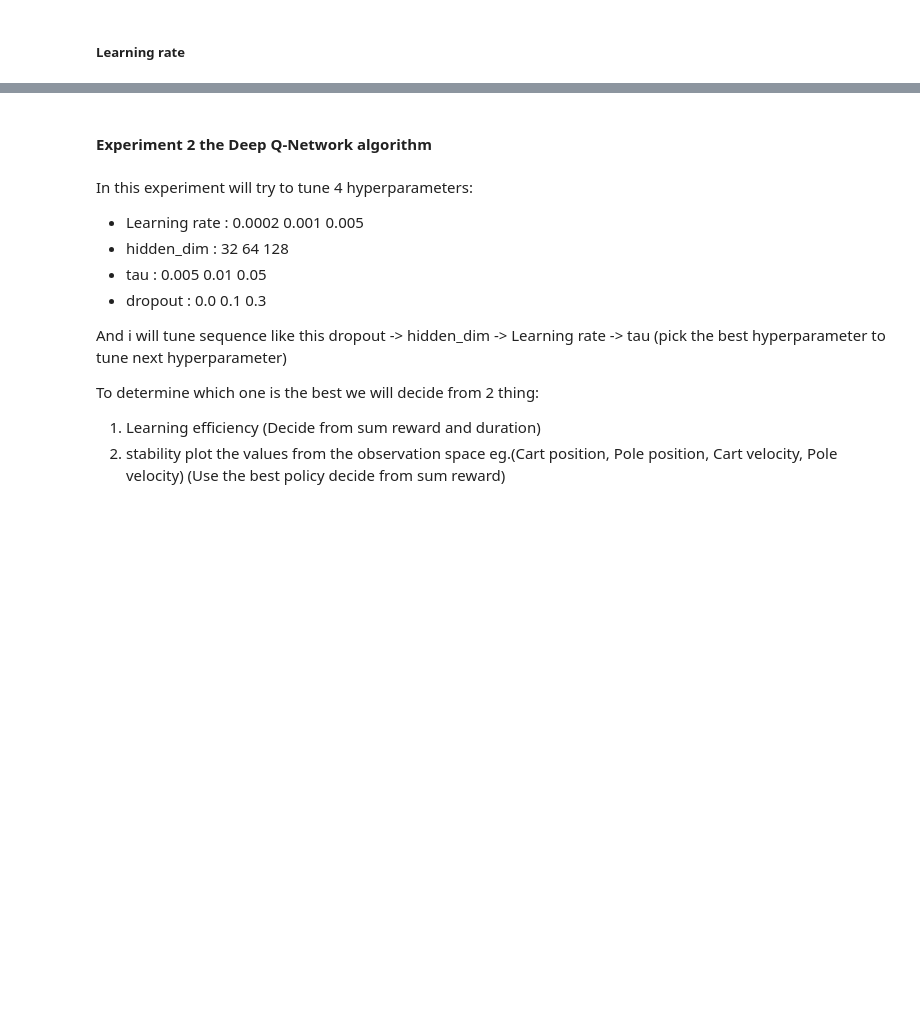
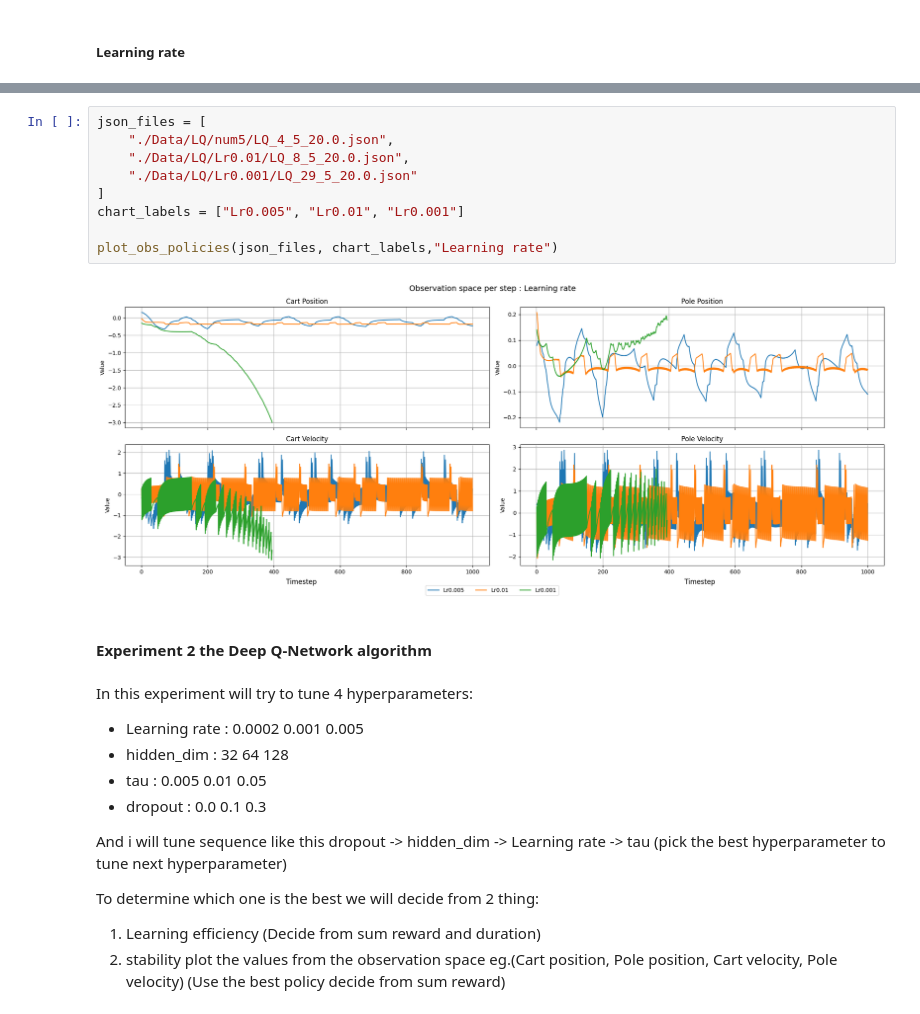
Before and after one commit to Aitthikit/DRLHW3, a Jupyter notebook: DRLHW3.ipynb, the cells around one changed output, grey strips where cells are left out. Cells and saved outputs as stored; diff of their text form; blank space fills up the shorter version.

```diff
--- a/DRLHW3.ipynb
+++ b/DRLHW3.ipynb
@@ -1350,3 +1808,14 @@ discount = 0.01 #0.99 0.50
+# %%
+json_files = [
+    "./Data/LQ/num5/LQ_4_5_20.0.json",
+    "./Data/LQ/Lr0.01/LQ_8_5_20.0.json",
+    "./Data/LQ/Lr0.001/LQ_29_5_20.0.json"
+]
+chart_labels = ["Lr0.005", "Lr0.01", "Lr0.001"]
+
+plot_obs_policies(json_files, chart_labels,"Learning rate")
+# %% [output]
+[figure, added]
 # %% [markdown]
 #### Experiment 2 the Deep Q-Network algorithm
 # %% [markdown]
```
Also changed, not shown: parts of 31 cells of this notebook, 3 other files.
